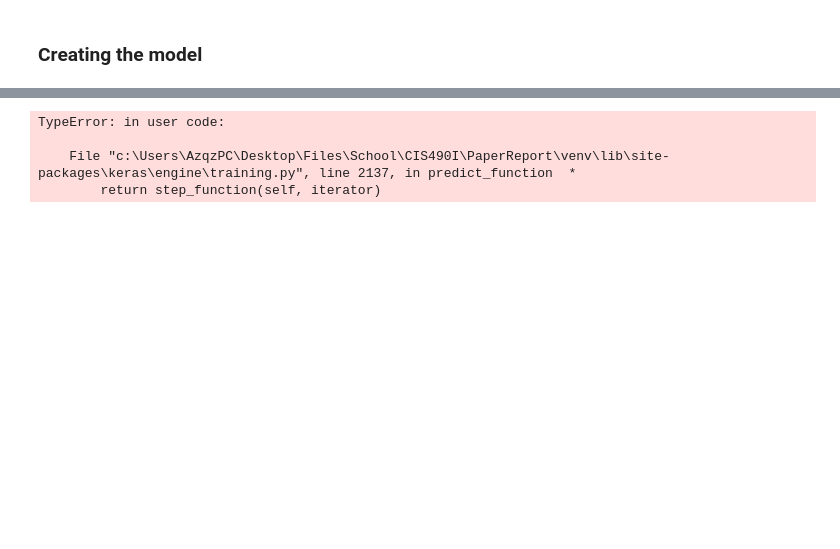
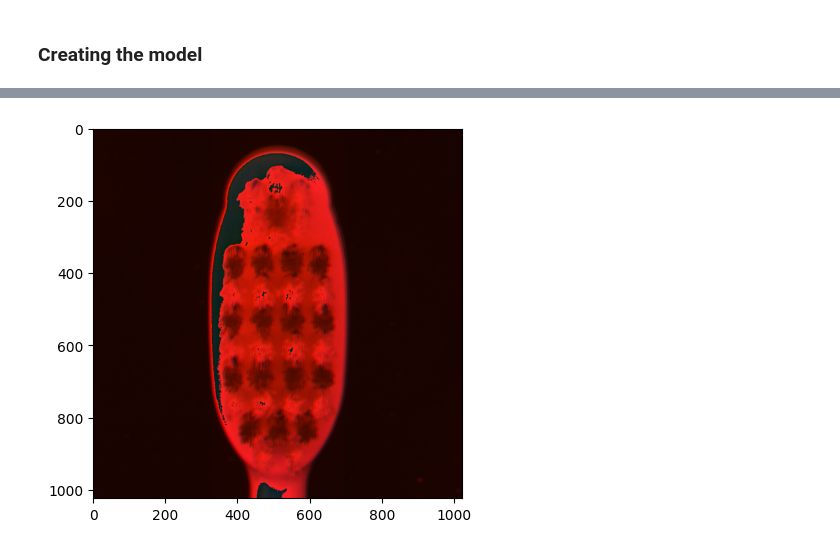
Before and after one commit to Ahoutari/CIS-590K-490I-sspcab, a Jupyter notebook: app/main.ipynb, the cells around one changed output, grey strips where cells are left out. Saved outputs shown, nothing was run; the diff lists cells and outputs as text; code cells hidden in the pictures; blank space fills up the shorter version.

Commit message:
sspcab layer now working

```diff
--- a/app/main.ipynb
+++ b/app/main.ipynb
@@ -70,33 +75,37 @@ plt.imshow(img_out[0].numpy().astype('uint8'));
 ### Creating the model
 # %%
 from sspcab import sspcab_layer
+tf.data.experimental.enable_debug_mode()
 
 class SPP(tf.keras.models.Model):
     def __init__(self, pool_size=(4, 4)):
         super(SPP, self).__init__()
 
-        self.conv = tf.keras.layers.Conv2D(filters=3, kernel_size=(5, 5), input_shape=(None, None, 3), kernel_initializer=my_init)
+        self.conv = tf.keras.layers.Conv2D(filters=3, kernel_size=(5, 5), input_shape=(1024, 1024, 3), kernel_initializer=my_init)
         self.pool = tf.keras.layers.MaxPooling2D(pool_size=pool_size)
 
 
     def call(self, inputs, training=False):
         print(inputs.shape)
 
-        # inputs.shape = (batch_size, height, width, channels)
-        # output.shape = (batch_size, height / pool_size[0], width / pool_size[1], channels * pool_size[0] * pool_size[1])
-        y = self.conv(inputs)
-        y = self.pool(y)
-
         # currently not working
         # why? because the input shape is not known at compile time (best guess), so the weights cannot be initialized
-        y = sspcab_layer(y, name='ssbcap_0', kernel_dim=2, dilation=1, use_act=True, filters=3)
+        y = sspcab_layer(inputs, name='ssbcap_0', kernel_dim=2, dilation=1, filters=3)
 
         return y
 
 model = SPP()
 model.compile(optimizer='adam', loss='binary_crossentropy', metrics=['accuracy'])
 
-model.predict(img_in)
+
+prediction = model.predict(img_in, steps=1)
+
+prediction.shape
+
+# the prediction is a binary classification of the image
+# check if the model outputted good or bad
+
+plt.imshow(prediction[0].astype('uint8'));
 
 
 # reference: https://stackoverflow.com/questions/53804330/image-classification-using-keras-cnn-training-very-slowly
@@ -107,4 +117 @@ model.predict(img_in)
-TypeError: in user code:
-
-    File "c:\Users\AzqzPC\Desktop\Files\School\CIS490I\PaperReport\venv\lib\site-packages\keras\engine\training.py", line 2137, in predict_function  *
-        return step_function(self, iterator)
+[figure, added]
```
Also changed, not shown: parts of 5 cells of this notebook, 1 other file.
